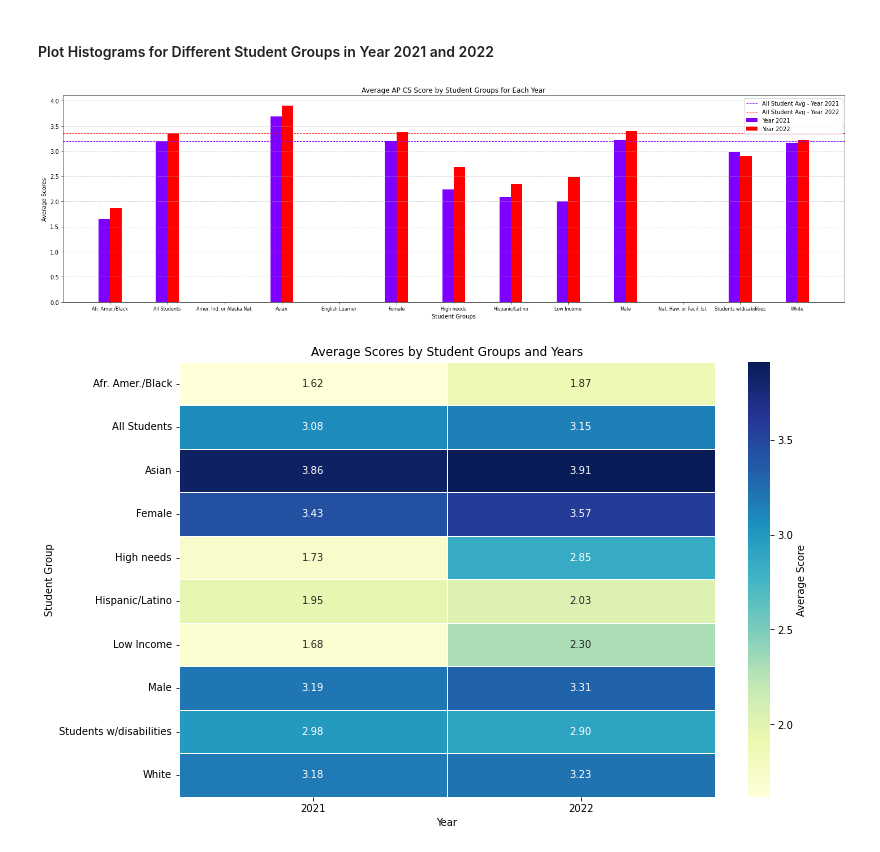
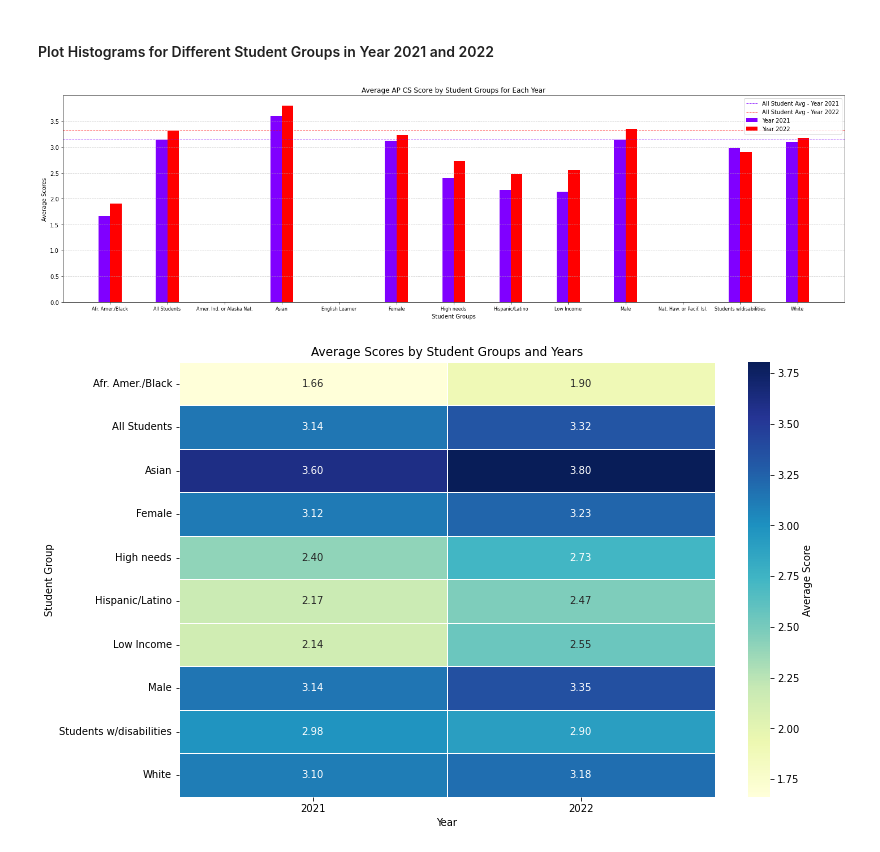
Before and after one commit to changxuan-fan/MA-AP-CS-Analysis, a Jupyter notebook: code/performance_density_maps.ipynb, the cells around one changed output. Cells and saved outputs as stored; diff of their text form; code cells hidden in the pictures.

```diff
--- a/code/performance_density_maps.ipynb
+++ b/code/performance_density_maps.ipynb
@@ -257,21 +127,4 @@ Warning: Empty For Average AP CS Scores of Amer. Ind. or Alaska Nat. Students in
 # %%
-import numpy as np
-import pandas as pd
-import matplotlib.pyplot as plt
-
-# Load the Excel file
-file_path = 'ap_performance_cleaned.xlsx'  # Replace with your file path
-df = pd.read_excel(file_path)
-
-# Group the DataFrame by 'Year' and 'Student Group' and sum the columns
-df_grouped = df.groupby(['Year', 'Student Group']).sum().reset_index()
-
-# Calculate the weighted average score for each group and year
-score_columns = ['Score=1', 'Score=2', 'Score=3', 'Score=4', 'Score=5']
-numerator = np.sum(df_grouped[score_columns] * np.array([1, 2, 3, 4, 5]), axis=1)
-denominator = np.sum(df_grouped[score_columns], axis=1)
-df_grouped['Weighted Avg Score'] = np.where(denominator > 0, numerator / denominator, np.nan)
-
 # Get unique student groups and years
 student_groups = df_grouped['Student Group'].unique()
 years = df_grouped['Year'].unique()
@@ -309,35 +162,31 @@ plt.tight_layout()
 # Show the plot
 plt.show()
 # %% [output]
-[figure, old version]
+[figure, new version]
 # %%
 import numpy as np
 import pandas as pd
 import seaborn as sns
 import matplotlib.pyplot as plt
 
-# Load the Excel file
-file_path = 'ap_performance_cleaned.xlsx'  # Replace with your file path
-df = pd.read_excel(file_path)
-
-# Group the DataFrame by 'Year' and 'Student Group' and calculate the weighted average score
+# Calculate the weighted average score for each group and year
 score_columns = ['Score=1', 'Score=2', 'Score=3', 'Score=4', 'Score=5']
-numerator = np.sum(df[score_columns] * np.array([1, 2, 3, 4, 5]), axis=1)
-denominator = np.sum(df[score_columns], axis=1)
-df['Weighted Avg Score'] = np.where(denominator > 0, numerator / denominator, np.nan)
+numerator = np.sum(df_grouped[score_columns] * np.array([1, 2, 3, 4, 5]), axis=1)
+denominator = np.sum(df_grouped[score_columns], axis=1)
+df_grouped['Weighted Avg Score'] = np.where(denominator > 0, numerator / denominator, np.nan)
 
 # Create a new DataFrame with student groups as rows, years as columns, and average scores as values
-avg_score_df = df.pivot_table(index='Student Group', columns='Year', values='Weighted Avg Score', aggfunc='mean')
+avg_score_df = df_grouped.pivot_table(index='Student Group', columns='Year', values='Weighted Avg Score', aggfunc='mean')
 
 # Sort the columns (years) in ascending order
 avg_score_df = avg_score_df.reindex(sorted(avg_score_df.columns), axis=1)
 
 # Create a heatmap using seaborn
 plt.figure(figsize=(12, 8))
 sns.heatmap(avg_score_df, annot=True, cmap="YlGnBu", fmt=".2f", linewidths=.5, cbar_kws={"label": "Average Score"})
 plt.title('Average Scores by Student Groups and Years')
 plt.xlabel('Year')
 plt.ylabel('Student Group')
 plt.show()
 # %% [output]
-[figure, old version]
+[figure, new version]
```
Also changed, not shown: parts of 7 cells of this notebook, 1 other file.
